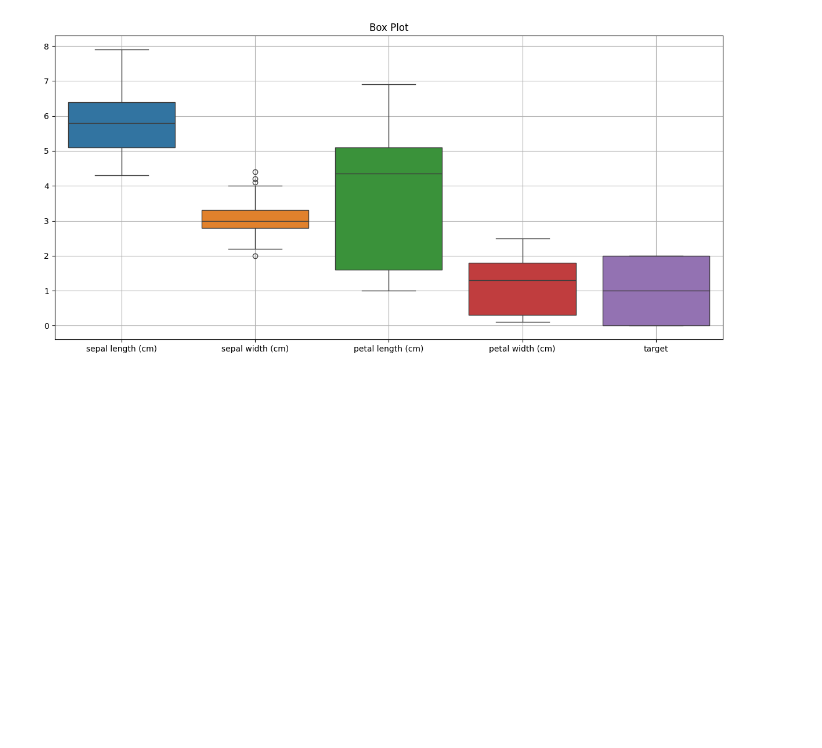
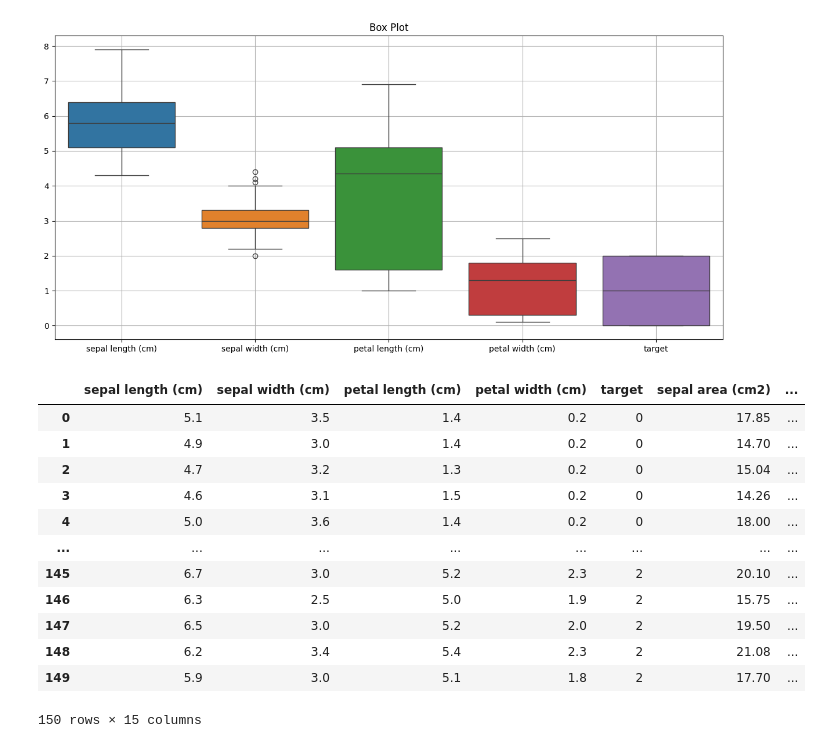
Before and after one commit to abdubakr77/Iris-Flower-Classification, a Jupyter notebook: Iris Flower Classification.ipynb, the cells around one changed output. Drawn from its saved outputs; the diff is of its cells as text; code cells hidden in the pictures; blank space fills up the shorter version.

```diff
--- a/Iris Flower Classification.ipynb
+++ b/Iris Flower Classification.ipynb
@@ -113,3 +121,37 @@ plt.tight_layout()
 plt.show()
 # %% [output]
 [figure]
+# %%
+target_names = ['setosa', 'versicolor', 'virginica']
+
+# Define The Area from The width and Length
+df['sepal area (cm2)'] = df.apply(lambda x : x['sepal length (cm)'] * x['sepal width (cm)'],axis=1)
+df['petal area (cm2)'] = df.apply(lambda x : x['petal length (cm)'] * x['petal width (cm)'],axis=1)
+# Define Ratio
+df['sepal ratio'] = df.apply(lambda x : x['sepal length (cm)'] / x['sepal width (cm)'],axis=1)
+df['petal ratio'] = df.apply(lambda x : x['petal length (cm)'] / x['petal width (cm)'],axis=1)
+# Define Diagonal
+df['sepal Diagonal (cm)'] = df.apply(lambda x : np.sqrt(x['sepal length (cm)']**2 + x['sepal width (cm)']**2),axis=1)
+df['petal Diagonal (cm)'] = df.apply(lambda x : np.sqrt(x['petal length (cm)']**2 + x['petal width (cm)']**2),axis=1)
+# Define Mean
+df['sepal mean'] = df.apply(lambda x : (x['sepal length (cm)'] + x['sepal width (cm)']) / 2,axis=1)
+df['petal mean'] = df.apply(lambda x : (x['petal length (cm)'] + x['petal width (cm)']) / 2,axis=1)
+# Define The Difference
+df['sepal difference'] = df.apply(lambda x : x['sepal length (cm)'] - x['sepal width (cm)'],axis=1)
+df['petal difference'] = df.apply(lambda x : x['petal length (cm)'] - x['petal width (cm)'],axis=1)
+
+df
+# %% [output]
+|  | sepal length (cm) | sepal width (cm) | petal length (cm) | petal width (cm) | target | sepal area (cm2) | ... |
+| 0 | 5.1 | 3.5 | 1.4 | 0.2 | 0 | 17.85 | ... |
+| 1 | 4.9 | 3.0 | 1.4 | 0.2 | 0 | 14.70 | ... |
+| 2 | 4.7 | 3.2 | 1.3 | 0.2 | 0 | 15.04 | ... |
+| 3 | 4.6 | 3.1 | 1.5 | 0.2 | 0 | 14.26 | ... |
+| 4 | 5.0 | 3.6 | 1.4 | 0.2 | 0 | 18.00 | ... |
+| ... | ... | ... | ... | ... | ... | ... | ... |
+| 145 | 6.7 | 3.0 | 5.2 | 2.3 | 2 | 20.10 | ... |
+| 146 | 6.3 | 2.5 | 5.0 | 1.9 | 2 | 15.75 | ... |
+| 147 | 6.5 | 3.0 | 5.2 | 2.0 | 2 | 19.50 | ... |
+| 148 | 6.2 | 3.4 | 5.4 | 2.3 | 2 | 21.08 | ... |
+| 149 | 5.9 | 3.0 | 5.1 | 1.8 | 2 | 17.70 | ... |
+150 rows × 15 columns
```
Also changed, not shown: parts of 4 cells of this notebook.
